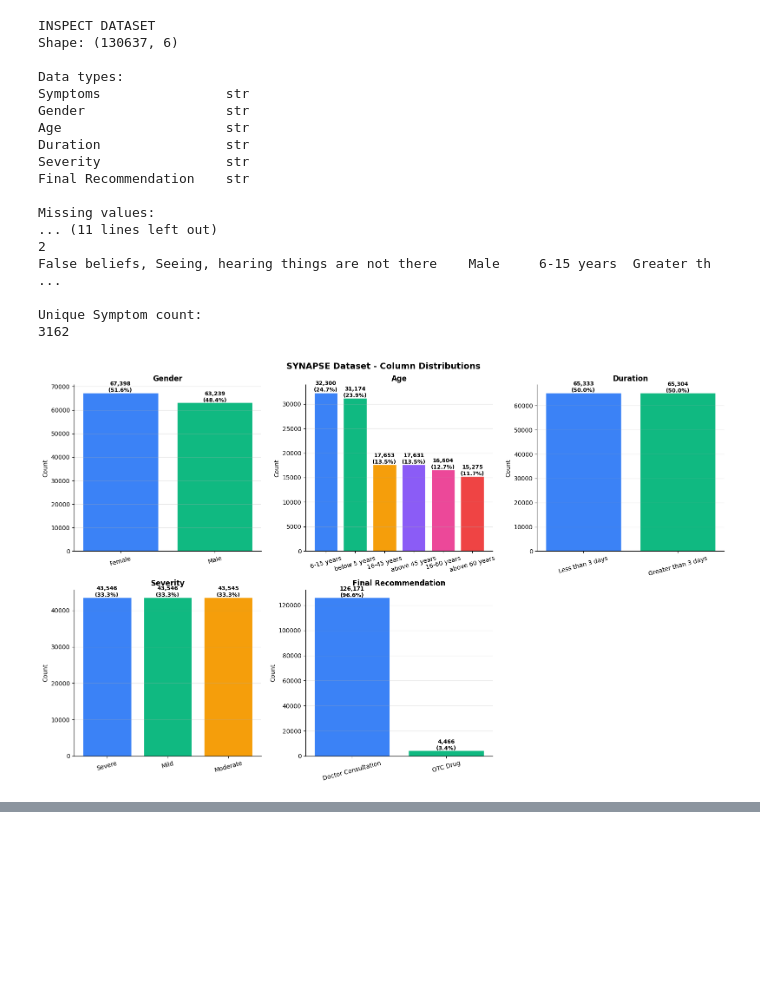
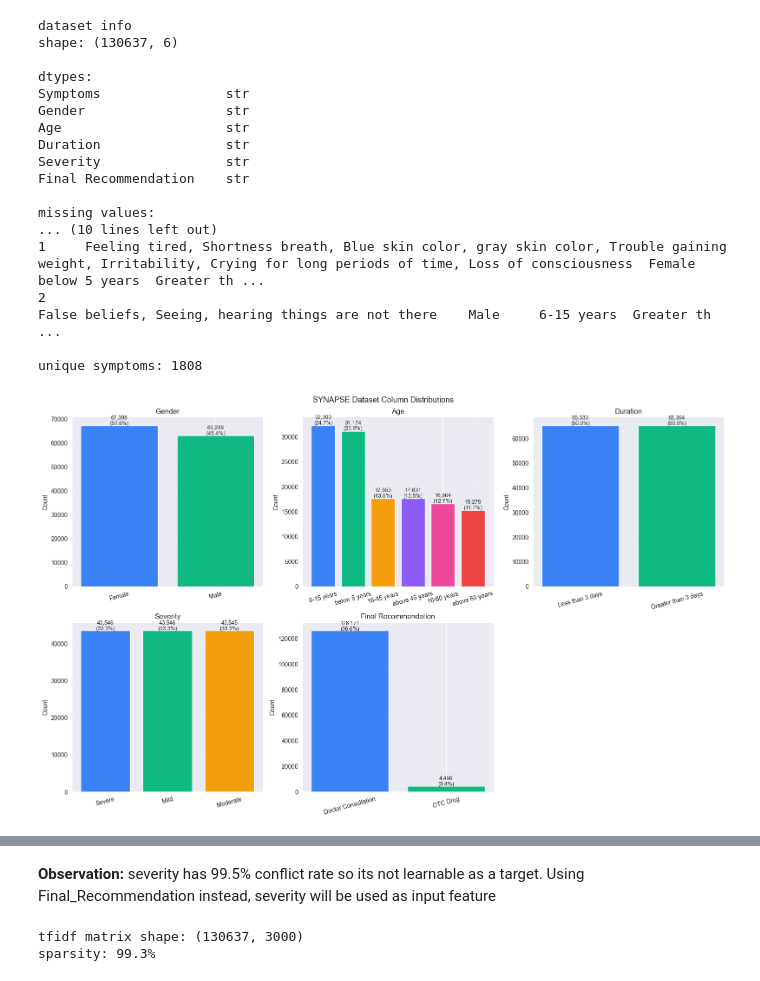
Before and after one commit to gayanvirajmadusanka/adaptive-clinical-assistant-saca, a Jupyter notebook: backend/notebooks/ml_preprocess.ipynb, the cells around one changed output, grey strips where cells are left out. Cells and saved outputs as stored; diff of their text form; code cells hidden in the pictures; blank space fills up the shorter version.

```diff
--- a/backend/notebooks/ml_preprocess.ipynb
+++ b/backend/notebooks/ml_preprocess.ipynb
@@ -4,22 +15,22 @@ import matplotlib.pyplot as plt
 # %%
-# Load dataset
+# load dataset
 df = pd.read_csv('../data/SYNAPSE.csv')
 
-# Inspect dataset
-print("INSPECT DATASET")
-print(f"Shape: {df.shape}")
-print(f"\nData types:\n{df.dtypes.to_string()}")
-print(f"\nMissing values:\n{df.isnull().sum().to_string()}")
-print("\nFirst 3 rows:")
+print("dataset info")
+print(f"shape: {df.shape}")
+print(f"\ndtypes:\n{df.dtypes.to_string()}")
+print(f"\nmissing values:\n{df.isnull().sum().to_string()}")
+print("\nfirst 3 rows:")
 print(df.head(3).to_string())
 
-print("\nUnique Symptom count:")
-print(df['Symptoms'].nunique())
+# split each comma-separated string and count unique individual symptoms
+all_symptoms = df['Symptoms'].str.split(',').explode().str.strip().str.lower()
+print(f"\nunique symptoms: {all_symptoms.nunique()}")
 # %% [output]
-INSPECT DATASET
-Shape: (130637, 6)
+dataset info
+shape: (130637, 6)
 
-Data types:
+dtypes:
 Symptoms                str
 Gender                  str
 Age                     str
@@ -27,51 +38,46 @@ Duration                str
 Severity                str
 Final Recommendation    str
 
-Missing values:
-... (11 lines left out)
+missing values:
+... (10 lines left out)
+1     Feeling tired, Shortness breath, Blue skin color, gray skin color, Trouble gaining weight, Irritability, Crying for long periods of time, Loss of consciousness  Female  below 5 years  Greater th ...
 2                                                                                                                 False beliefs, Seeing, hearing things are not there    Male     6-15 years  Greater th ...
 
-Unique Symptom count:
-3162
+unique symptoms: 1808
 # %%
-# Visualize dataset columns
-
+# plot column distributions
 cols_to_plot = ['Gender', 'Age', 'Duration', 'Severity', 'Final Recommendation']
 bar_colors = ['#3B82F6', '#10B981', '#F59E0B', '#8B5CF6', '#EC4899', '#EF4444', '#06B6D4']
 
 fig, axes = plt.subplots(2, 3, figsize=(16, 10))
-fig.suptitle('SYNAPSE Dataset - Column Distributions', fontsize=14, fontweight='bold')
+fig.suptitle('SYNAPSE Dataset Column Distributions', fontsize=13)
 axes = axes.flatten()
 
 for i, col in enumerate(cols_to_plot):
     ax = axes[i]
     counts = df[col].value_counts()
-
     colors = bar_colors[:len(counts)]
     bars = ax.bar(counts.index, counts.values, color=colors, edgecolor='white')
 
-    # add count and percentage label on each bar
     for bar, val in zip(bars, counts.values):
         ax.text(
             bar.get_x() + bar.get_width() / 2,
             bar.get_height() + 200,
             f'{val:,}\n({val/len(df)*100:.1f}%)',
-            ha='center', fontsize=9, fontweight='bold'
+            ha='center', fontsize=9
         )
 
-    ax.set_title(col, fontweight='bold')
+    ax.set_title(col)
     ax.set_ylabel('Count')
     ax.tick_params(axis='x', rotation=15)
     ax.grid(axis='y', alpha=0.3)
     ax.spines['top'].set_visible(False)
     ax.spines['right'].set_visible(False)
 
-# hide the 6th empty subplot
 axes[5].set_visible(False)
-
 plt.tight_layout()
 plt.savefig('../results/column_distributions.png', dpi=150, bbox_inches='tight')
 plt.show()
 # %% [output]
-[figure, old version]
+[figure, new version]
 # %%
@@ -108,2 +113,5 @@ Final Recommendation conflict rate: 7.2%
 Severity conflict rate: 99.5%
+# %% [markdown]
+**Observation:** severity has 99.5% conflict rate so its not learnable as a target.
+Using Final_Recommendation instead, severity will be used as input feature
 # %%
@@ -113,2 +121,16 @@ for col in df.select_dtypes(include='object').columns:
     df[col] = df[col].str.strip()
 df['symptoms_clean'] = df['Symptoms'].str.lower().str.strip()
+# %%
+# tfidf vectorise symptoms
+tfidf = TfidfVectorizer(
+    ngram_range=(1, 2),
+    max_features=3000,
+    min_df=5,
+    sublinear_tf=True
+)
+X_tfidf = tfidf.fit_transform(df['symptoms_clean'])
+print(f"\ntfidf matrix shape: {X_tfidf.shape}")
+print(f"sparsity: {(1 - X_tfidf.nnz/(X_tfidf.shape[0]*X_tfidf.shape[1]))*100:.1f}%")
+# %% [output]
+tfidf matrix shape: (130637, 3000)
+sparsity: 99.3%
```
Also changed, not shown: parts of 13 cells of this notebook.
